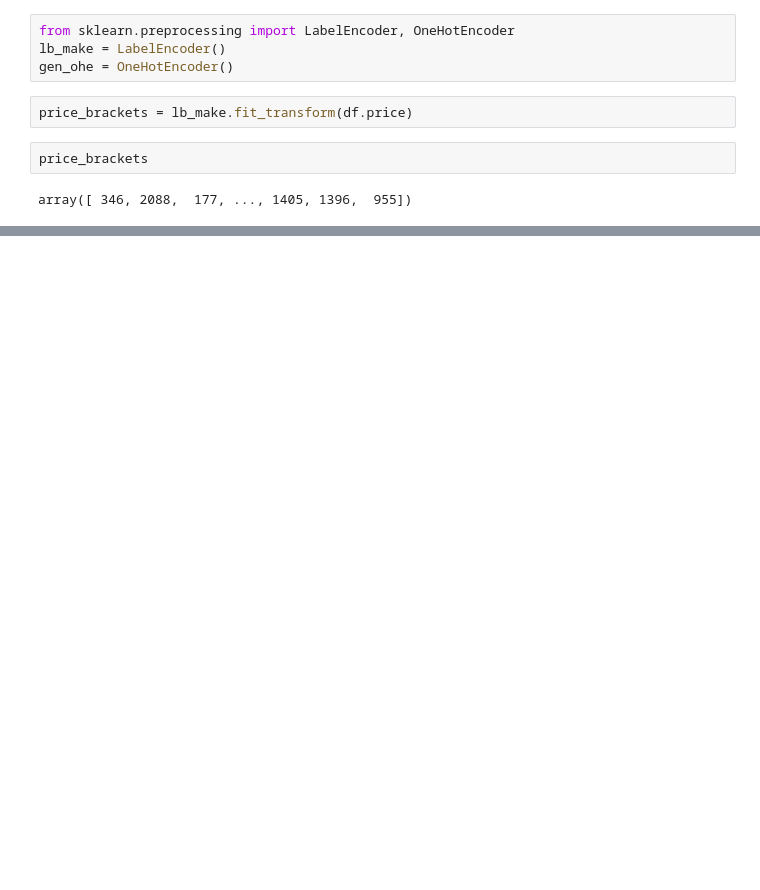
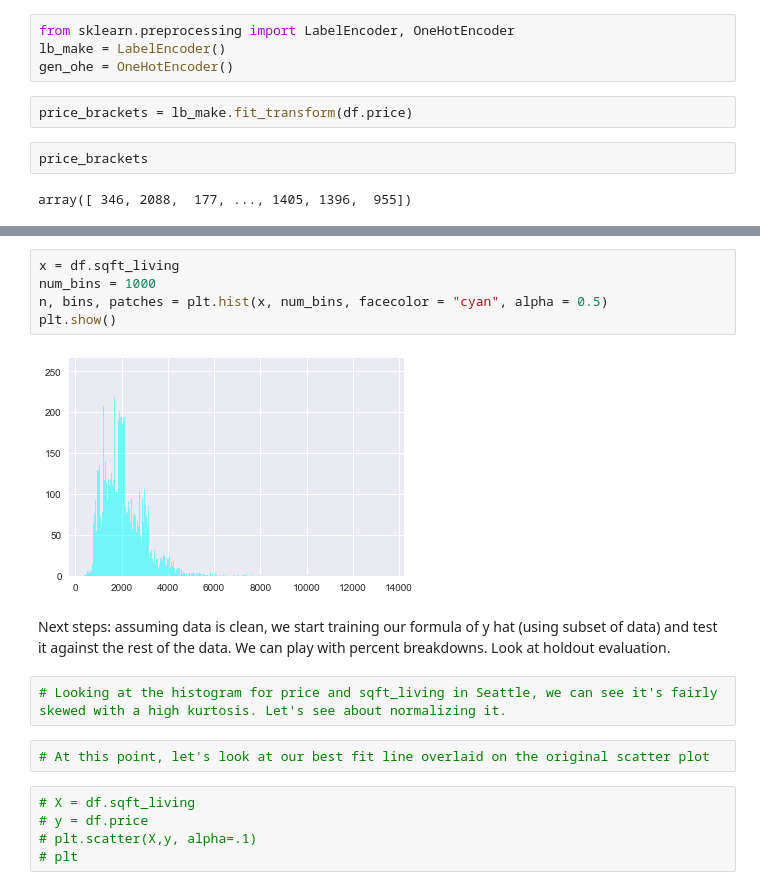
Before and after one commit to flatiron-data-science/dsc-1-final-project, a Jupyter notebook: pat_scratch.ipynb, the cells around one changed output, grey strips where cells are left out. Saved outputs shown, nothing was run; the diff lists cells and outputs as text; blank space fills up the shorter version.

```diff
--- a/pat_scratch.ipynb
+++ b/pat_scratch.ipynb
@@ -204,0 +225,19 @@ array([ 346, 2088,  177, ..., 1405, 1396,  955])
+# %%
+x = df.sqft_living
+num_bins = 1000
+n, bins, patches = plt.hist(x, num_bins, facecolor = "cyan", alpha = 0.5)
+plt.show()
+# %% [output]
+[figure, added]
+# %% [markdown]
+Next steps: assuming data is clean, we start training our formula of y hat (using subset of data) and test it against the rest of the data. We can play with percent breakdowns.
+Look at holdout evaluation.
+# %%
+# Looking at the histogram for price and sqft_living in Seattle, we can see it's fairly skewed with a high kurtosis. Let's see about normalizing it.
+# %%
+# At this point, let's look at our best fit line overlaid on the original scatter plot
+# %%
+# X = df.sqft_living
+# y = df.price
+# plt.scatter(X,y, alpha=.1)
+# plt
```
Also changed, not shown: parts of 7 cells of this notebook.
